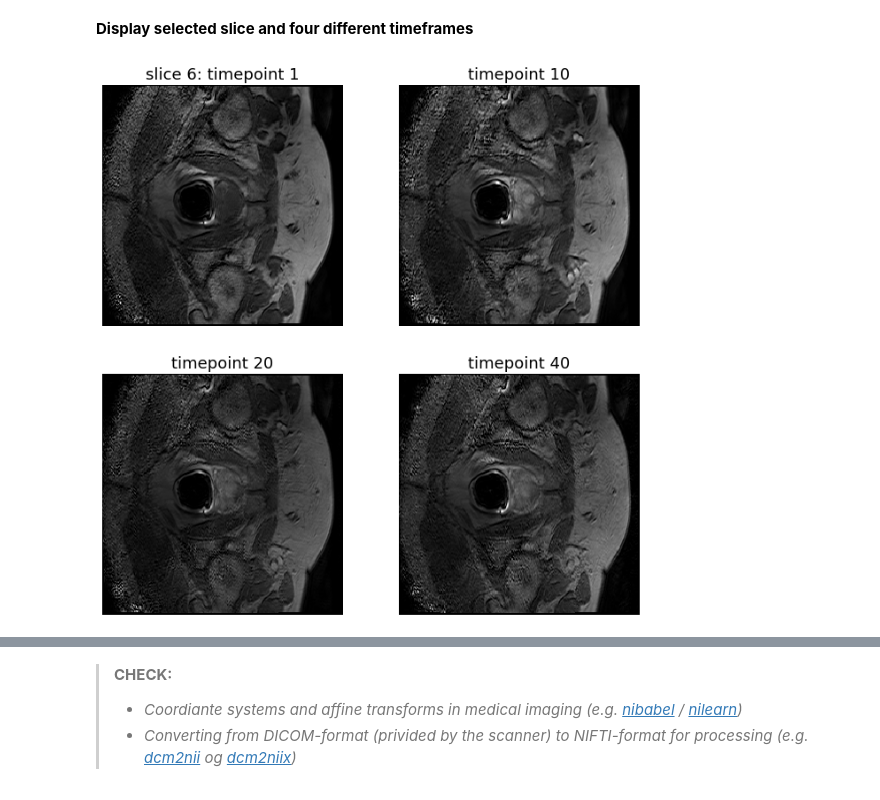
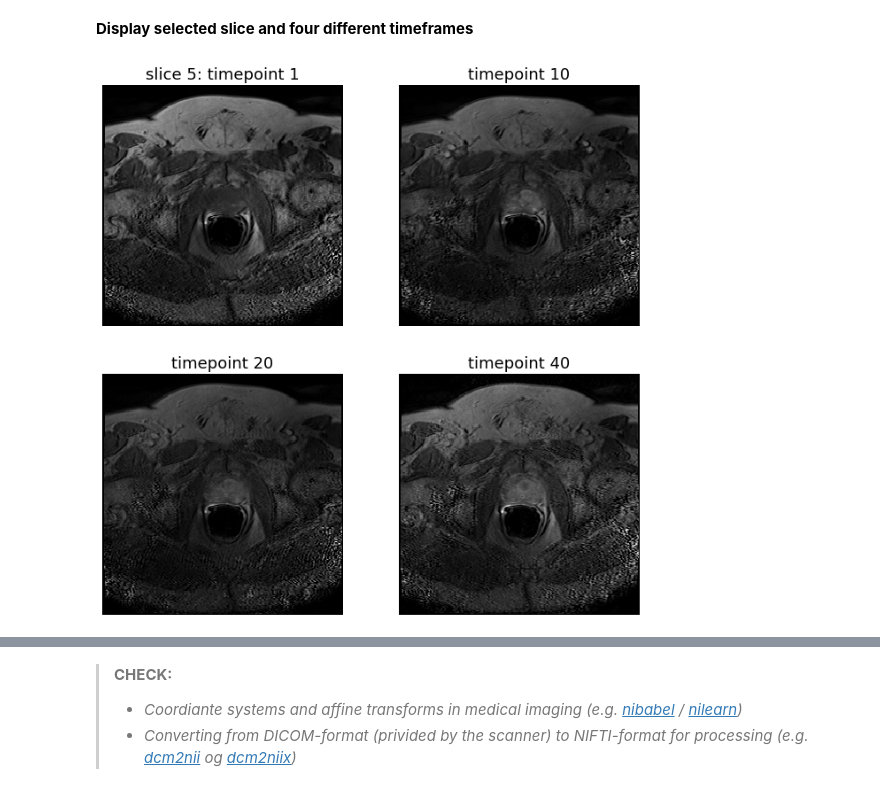
Before and after one commit to oercompbiomed/Seili-2019, a Jupyter notebook: notebooks/prostate-mri-unsupervised-classification.ipynb, the cells around one changed output, grey strips where cells are left out. Drawn from its saved outputs; the diff is of its cells as text; code cells hidden in the pictures.

```diff
--- a/notebooks/prostate-mri-unsupervised-classification.ipynb
+++ b/notebooks/prostate-mri-unsupervised-classification.ipynb
@@ -92,21 +132,23 @@ magic           : b'n+1'
 # %% [markdown]
 **Display selected slice and four different timeframes**
 # %%
-s = 6
+s = 5
 t = [1, 10, 20, 40]
+
 fig = plt.figure('Showing the DCE-MRI image', figsize = [11,11])
 plt.tight_layout
 plt.subplot(2, 2, 1).set_axis_off(), plt.title('slice %d: timepoint %d' % (s, t[0]), fontsize=18)
-plt.imshow(data[:, :, s, t[0]], cmap='gray', origin='lower')
+#plt.imshow(np.fliplr(np.rot90(data[:, :, s, t[0]].squeeze(), k=3)), cmap='gray', origin='lower')
+plt.imshow(data[:, :, s, t[0]].T, cmap='gray', origin='lower')
 plt.subplot(2, 2, 2).set_axis_off(), plt.title('timepoint %d' % (t[1]), fontsize=18)
-plt.imshow(data[:, :, s, t[1]], cmap='gray', origin='lower')
+plt.imshow(np.fliplr(np.rot90(data[:, :, s, t[1]].squeeze(), k=3)), cmap='gray', origin='lower')
 plt.subplot(2, 2, 3).set_axis_off(), plt.title('timepoint %d' % (t[2]), fontsize=18)
-plt.imshow(data[:, :, s, t[2]], cmap='gray', origin='lower')
+plt.imshow(np.fliplr(np.rot90(data[:, :, s, t[2]].squeeze(), k=3)), cmap='gray', origin='lower')
 plt.subplot(2, 2, 4).set_axis_off(), plt.title('timepoint %d' % (t[3]), fontsize=18)
-plt.imshow(data[:, :, s, t[3]], cmap='gray', origin='lower')
+plt.imshow(np.fliplr(np.rot90(data[:, :, s, t[3]].squeeze(), k=3)), cmap='gray', origin='lower')
 plt.show()
 
-#fig.savefig('%s/prj/Seili-2019/results/prostate_dce_mri_slice7.png' % (home),
+#fig.savefig('%s/prj/Seili-2019/results/prostate_dce_mri_slice%d.png' % (home, s),
 #            transparent=False, dpi=300, bbox_inches="tight")
 # %% [output]
-[figure, old version]
+[figure, new version]
```
Also changed, not shown: parts of 25 cells of this notebook.
